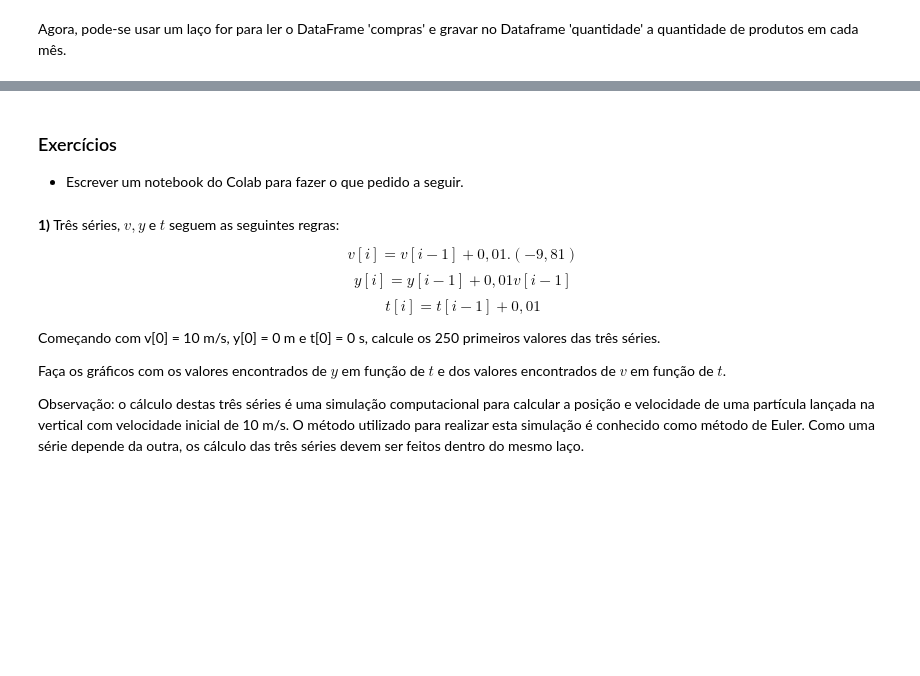
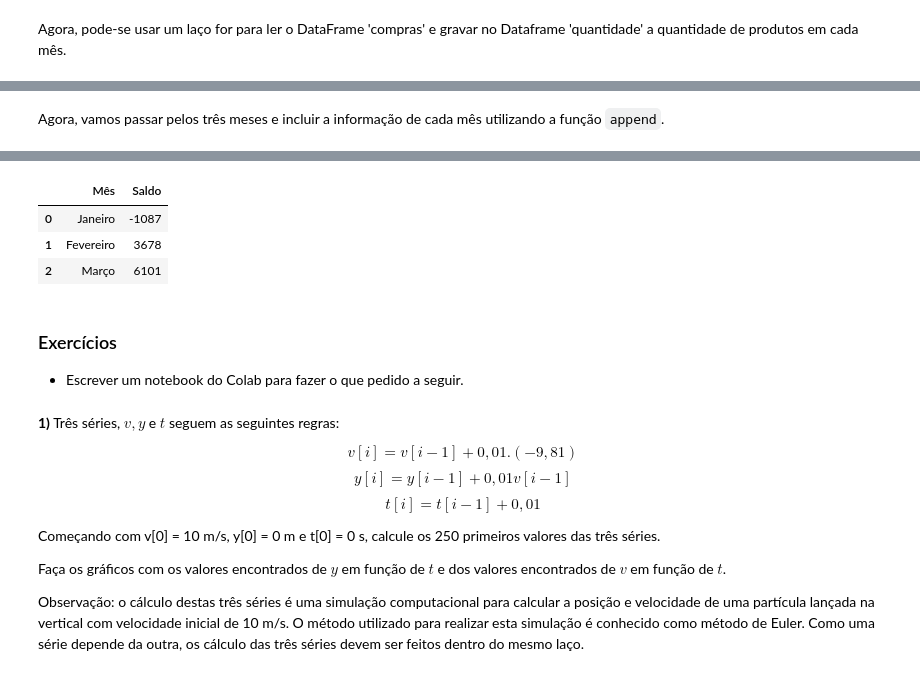
Before and after one commit to BMClab/BasesComputacionais, a Jupyter notebook: aula7/EstruturasDeRepeticaoTabelas.ipynb, the cells around one changed output, grey strips where cells are left out. Saved outputs shown, nothing was run; the diff lists cells and outputs as text; code cells hidden in the pictures; blank space fills up the shorter version.

```diff
--- a/aula7/EstruturasDeRepeticaoTabelas.ipynb
+++ b/aula7/EstruturasDeRepeticaoTabelas.ipynb
@@ -254,0 +271,3 @@ quantidade
+# %%
+saldo = pd.DataFrame(columns=['Mês', 'Saldo'])
+saldo
@@ -254,0 +277,16 @@ quantidade
+# %% [markdown]
+Agora, vamos passar pelos três meses e incluir a informação de cada mês utilizando a função `append`.
+# %%
+for i in range(len(urls)):
+    dado = pd.read_csv(urls[i])
+    saldo_mes = np.sum(dado['Valor'])
+    if i == 0:
+        mes = 'Janeiro'
+    elif i == 1:
+        mes = 'Fevereiro'
+    elif i == 2:
+        mes = 'Março'
+    saldo = pd.concat([saldo,pd.DataFrame({'Mês': [mes], 'Saldo': [saldo_mes]})], ignore_index=True)
+
+saldo
+# %% [output]
@@ -255,3 +294,7 @@ quantidade
+|  | Mês | Saldo |
+| 0 | Janeiro | -1087 |
+| 1 | Fevereiro | 3678 |
+| 2 | Março | 6101 |
 # %% [markdown]
 ### Exercícios
 
```
Also changed, not shown: parts of 20 cells of this notebook.
